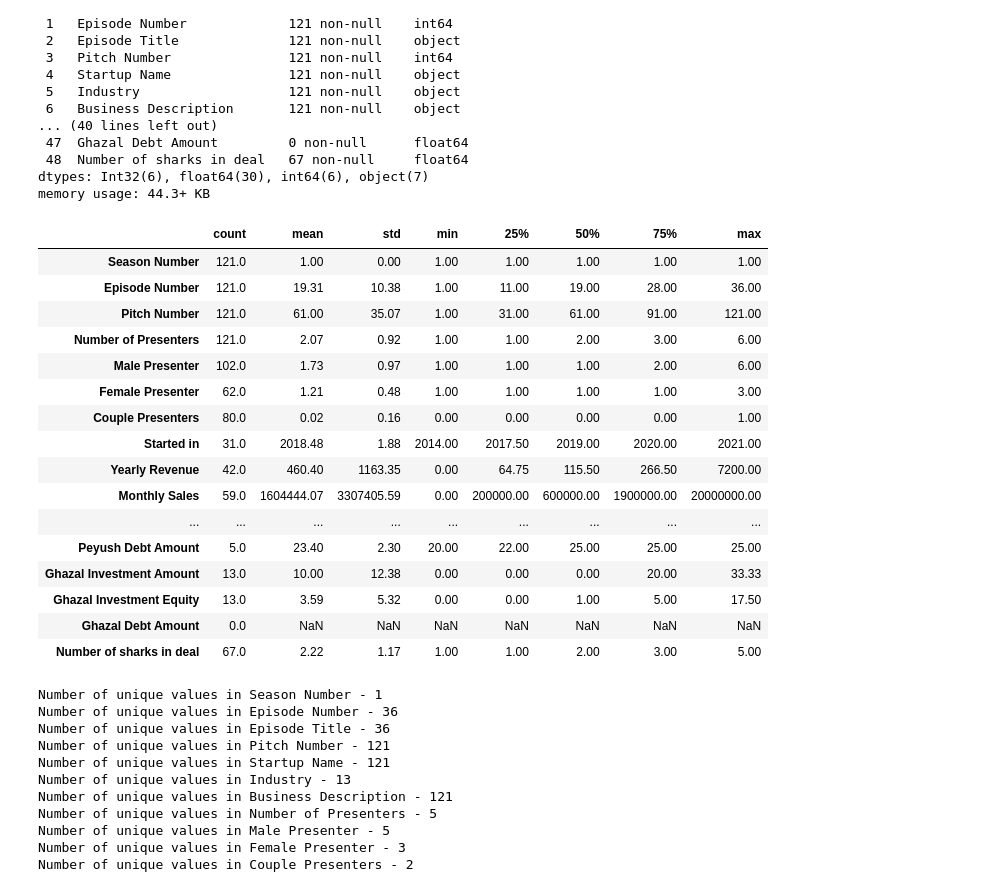
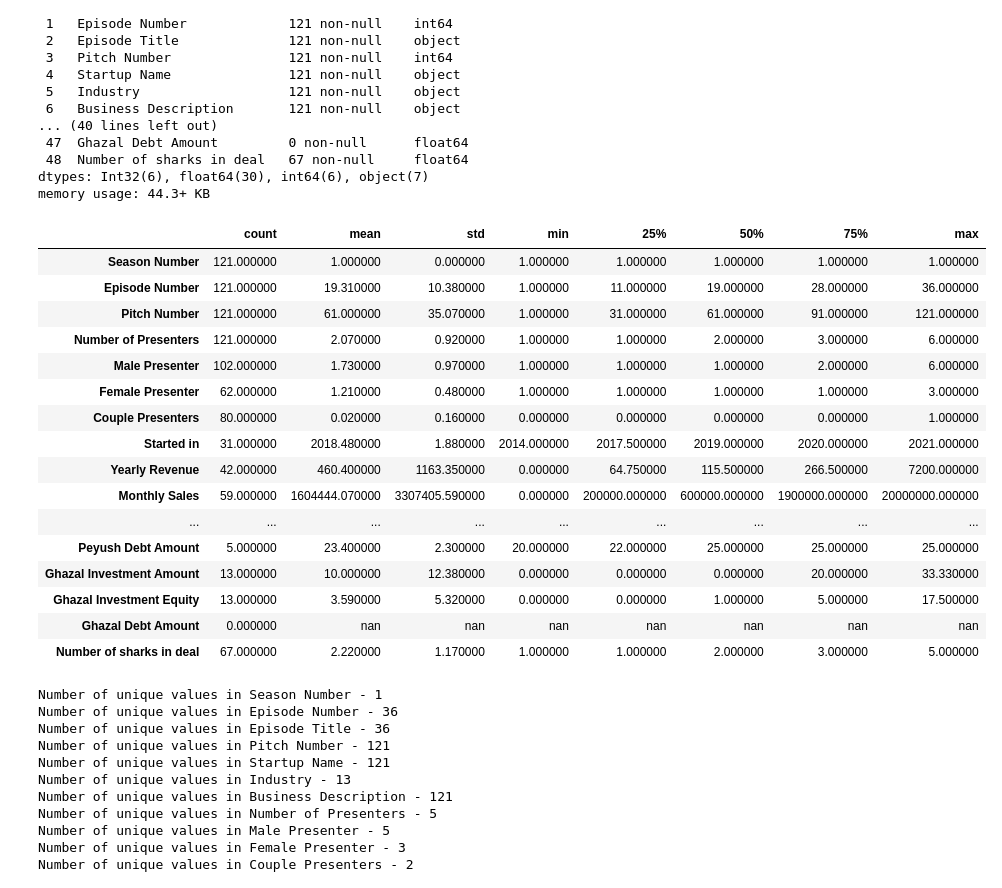
Before and after one commit to satya-thirumani/shark-tank-india, a Jupyter notebook: Shark Tank India Analysis.ipynb, the cells around one changed output. Cells and saved outputs as stored; diff of their text form; code cells hidden in the pictures.

Commit message:
Shark Tank India Analysis | Kaggle Notebook | Version 8

```diff
--- a/Shark Tank India Analysis.ipynb
+++ b/Shark Tank India Analysis.ipynb
@@ -124,25 +124,25 @@ Data columns (total 49 columns):
 dtypes: Int32(6), float64(30), int64(6), object(7)
 memory usage: 44.3+ KB
 # %%
-shark_tank.describe().T.round(2)
+shark_tank.describe().T.round(2).style.background_gradient(cmap = 'Oranges')
 # %% [output]
 |  | count | mean | std | min | 25% | 50% | 75% | max |
-| Season Number | 121.0 | 1.00 | 0.00 | 1.00 | 1.00 | 1.00 | 1.00 | 1.00 |
-| Episode Number | 121.0 | 19.31 | 10.38 | 1.00 | 11.00 | 19.00 | 28.00 | 36.00 |
-| Pitch Number | 121.0 | 61.00 | 35.07 | 1.00 | 31.00 | 61.00 | 91.00 | 121.00 |
-| Number of Presenters | 121.0 | 2.07 | 0.92 | 1.00 | 1.00 | 2.00 | 3.00 | 6.00 |
-| Male Presenter | 102.0 | 1.73 | 0.97 | 1.00 | 1.00 | 1.00 | 2.00 | 6.00 |
-| Female Presenter | 62.0 | 1.21 | 0.48 | 1.00 | 1.00 | 1.00 | 1.00 | 3.00 |
-| Couple Presenters | 80.0 | 0.02 | 0.16 | 0.00 | 0.00 | 0.00 | 0.00 | 1.00 |
-| Started in | 31.0 | 2018.48 | 1.88 | 2014.00 | 2017.50 | 2019.00 | 2020.00 | 2021.00 |
-| Yearly Revenue | 42.0 | 460.40 | 1163.35 | 0.00 | 64.75 | 115.50 | 266.50 | 7200.00 |
-| Monthly Sales | 59.0 | 1604444.07 | 3307405.59 | 0.00 | 200000.00 | 600000.00 | 1900000.00 | 20000000.00 |
+| Season Number | 121.000000 | 1.000000 | 0.000000 | 1.000000 | 1.000000 | 1.000000 | 1.000000 | 1.000000 |
+| Episode Number | 121.000000 | 19.310000 | 10.380000 | 1.000000 | 11.000000 | 19.000000 | 28.000000 | 36.000000 |
+| Pitch Number | 121.000000 | 61.000000 | 35.070000 | 1.000000 | 31.000000 | 61.000000 | 91.000000 | 121.000000 |
+| Number of Presenters | 121.000000 | 2.070000 | 0.920000 | 1.000000 | 1.000000 | 2.000000 | 3.000000 | 6.000000 |
+| Male Presenter | 102.000000 | 1.730000 | 0.970000 | 1.000000 | 1.000000 | 1.000000 | 2.000000 | 6.000000 |
+| Female Presenter | 62.000000 | 1.210000 | 0.480000 | 1.000000 | 1.000000 | 1.000000 | 1.000000 | 3.000000 |
+| Couple Presenters | 80.000000 | 0.020000 | 0.160000 | 0.000000 | 0.000000 | 0.000000 | 0.000000 | 1.000000 |
+| Started in | 31.000000 | 2018.480000 | 1.880000 | 2014.000000 | 2017.500000 | 2019.000000 | 2020.000000 | 2021.000000 |
+| Yearly Revenue | 42.000000 | 460.400000 | 1163.350000 | 0.000000 | 64.750000 | 115.500000 | 266.500000 | 7200.000000 |
+| Monthly Sales | 59.000000 | 1604444.070000 | 3307405.590000 | 0.000000 | 200000.000000 | 600000.000000 | 1900000.000000 | 20000000.000000 |
 | ... | ... | ... | ... | ... | ... | ... | ... | ... |
-| Peyush Debt Amount | 5.0 | 23.40 | 2.30 | 20.00 | 22.00 | 25.00 | 25.00 | 25.00 |
-| Ghazal Investment Amount | 13.0 | 10.00 | 12.38 | 0.00 | 0.00 | 0.00 | 20.00 | 33.33 |
-| Ghazal Investment Equity | 13.0 | 3.59 | 5.32 | 0.00 | 0.00 | 1.00 | 5.00 | 17.50 |
-| Ghazal Debt Amount | 0.0 | NaN | NaN | NaN | NaN | NaN | NaN | NaN |
-| Number of sharks in deal | 67.0 | 2.22 | 1.17 | 1.00 | 1.00 | 2.00 | 3.00 | 5.00 |
+| Peyush Debt Amount | 5.000000 | 23.400000 | 2.300000 | 20.000000 | 22.000000 | 25.000000 | 25.000000 | 25.000000 |
+| Ghazal Investment Amount | 13.000000 | 10.000000 | 12.380000 | 0.000000 | 0.000000 | 0.000000 | 20.000000 | 33.330000 |
+| Ghazal Investment Equity | 13.000000 | 3.590000 | 5.320000 | 0.000000 | 0.000000 | 1.000000 | 5.000000 | 17.500000 |
+| Ghazal Debt Amount | 0.000000 | nan | nan | nan | nan | nan | nan | nan |
+| Number of sharks in deal | 67.000000 | 2.220000 | 1.170000 | 1.000000 | 1.000000 | 2.000000 | 3.000000 | 5.000000 |
 # %%
 # Unique values in each column
 for col in shark_tank.columns:
```
Also changed, not shown: parts of 30 cells of this notebook.
